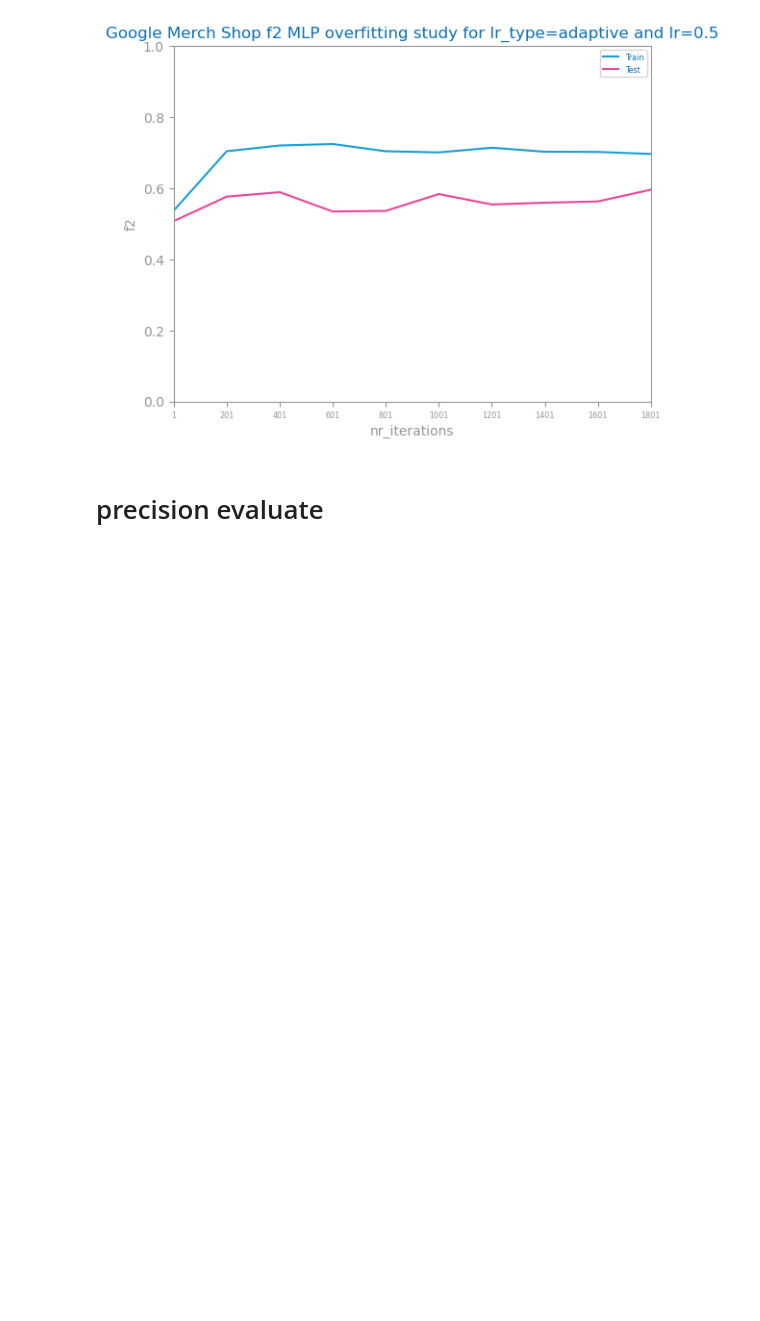
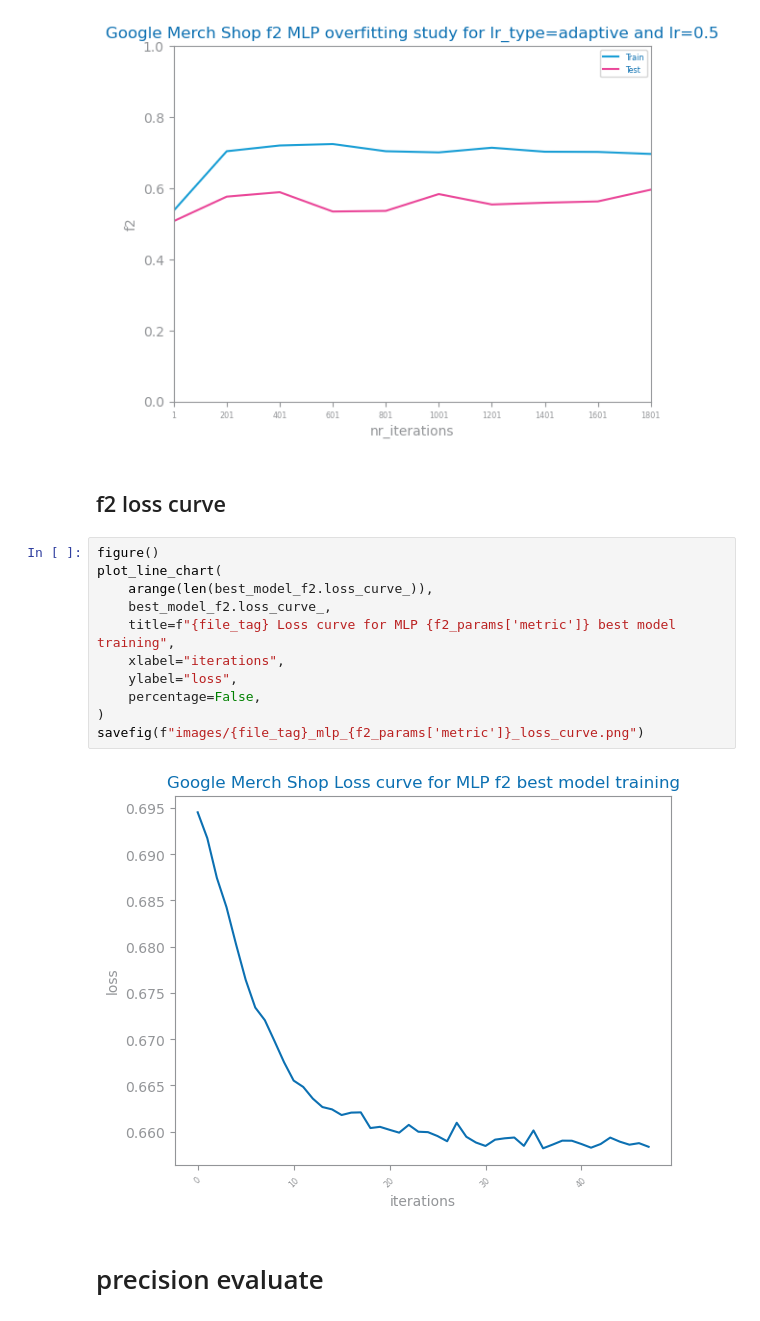
Before and after one commit to jvanalytics/ist_dash_2024_rec, a Jupyter notebook: notebooks/google_merch_store/11_ga4_merch_eval_neural_networks.ipynb, the cells around one changed output. Drawn from its saved outputs; the diff is of its cells as text; blank space fills up the shorter version.

```diff
--- a/notebooks/google_merch_store/11_ga4_merch_eval_neural_networks.ipynb
+++ b/notebooks/google_merch_store/11_ga4_merch_eval_neural_networks.ipynb
@@ -232,6 +271,21 @@ plot_multiline_chart(
 savefig(f"images/{file_tag}_mlp_{eval_metric}_overfitting.png")
 # %% [output]
 [figure]
+# %% [markdown]
+## f2 loss curve
+# %%
+figure()
+plot_line_chart(
+    arange(len(best_model_f2.loss_curve_)),
+    best_model_f2.loss_curve_,
+    title=f"{file_tag} Loss curve for MLP {f2_params['metric']} best model training",
+    xlabel="iterations",
+    ylabel="loss",
+    percentage=False,
+)
+savefig(f"images/{file_tag}_mlp_{f2_params['metric']}_loss_curve.png")
+# %% [output]
+[figure, added]
 # %% [markdown]
 # precision evaluate
 # %% [markdown]
```
Also changed, not shown: parts of 7 cells of this notebook, 10 other files.
